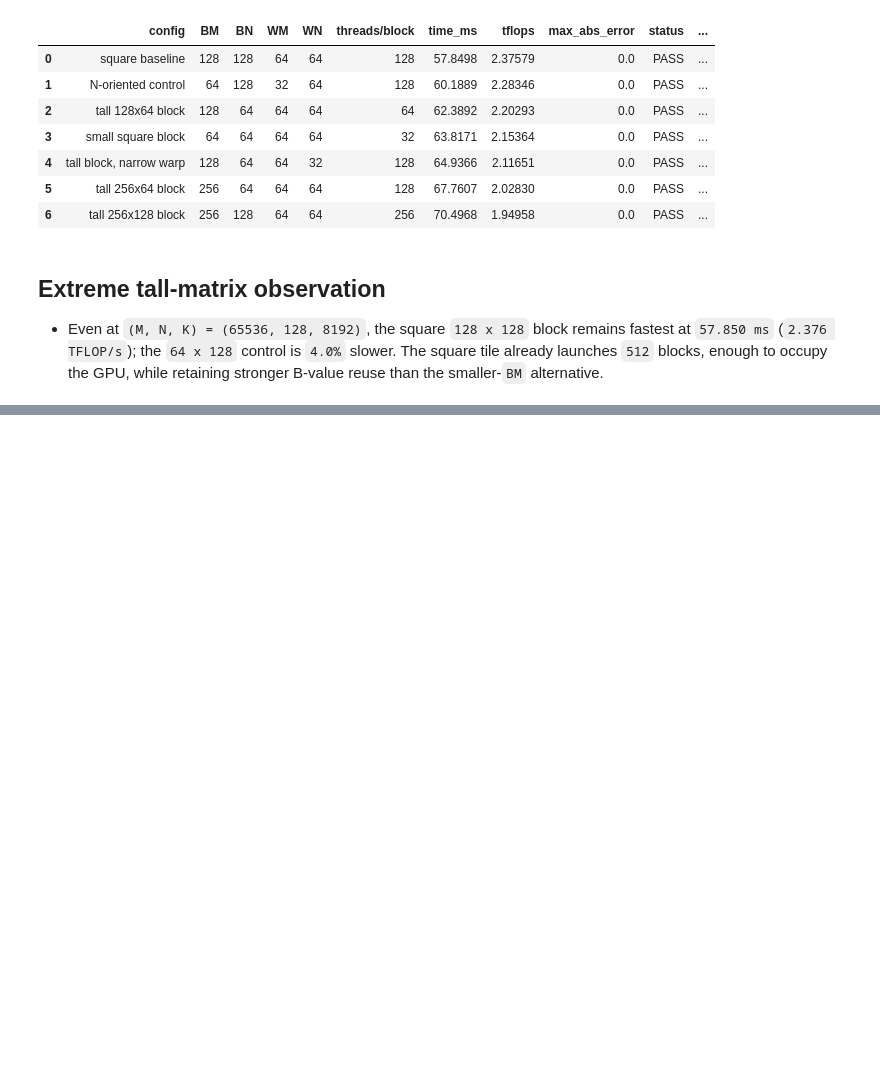
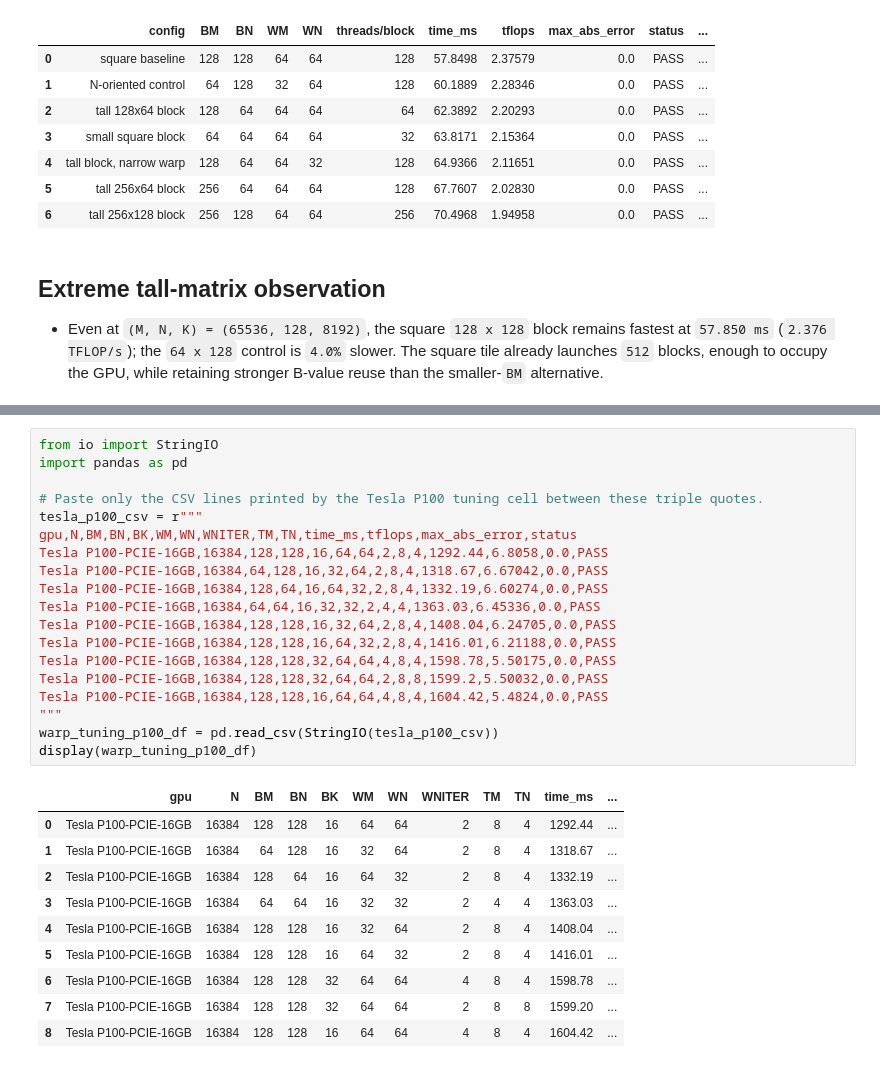
Before and after one commit to Sushil2006/matmul_cuda, a Jupyter notebook: notebook.ipynb, the cells around one changed output, grey strips where cells are left out. Drawn from its saved outputs; the diff is of its cells as text; blank space fills up the shorter version.

```diff
--- a/notebook.ipynb
+++ b/notebook.ipynb
@@ -1169,0 +1250,30 @@ running N-oriented control: BM=64 BN=128 WM=32 WN=64
+# %%
+from io import StringIO
+import pandas as pd
+
+# Paste only the CSV lines printed by the Tesla P100 tuning cell between these triple quotes.
+tesla_p100_csv = r"""
+gpu,N,BM,BN,BK,WM,WN,WNITER,TM,TN,time_ms,tflops,max_abs_error,status
+Tesla P100-PCIE-16GB,16384,128,128,16,64,64,2,8,4,1292.44,6.8058,0.0,PASS
+Tesla P100-PCIE-16GB,16384,64,128,16,32,64,2,8,4,1318.67,6.67042,0.0,PASS
+Tesla P100-PCIE-16GB,16384,128,64,16,64,32,2,8,4,1332.19,6.60274,0.0,PASS
+Tesla P100-PCIE-16GB,16384,64,64,16,32,32,2,4,4,1363.03,6.45336,0.0,PASS
+Tesla P100-PCIE-16GB,16384,128,128,16,32,64,2,8,4,1408.04,6.24705,0.0,PASS
+Tesla P100-PCIE-16GB,16384,128,128,16,64,32,2,8,4,1416.01,6.21188,0.0,PASS
+Tesla P100-PCIE-16GB,16384,128,128,32,64,64,4,8,4,1598.78,5.50175,0.0,PASS
+Tesla P100-PCIE-16GB,16384,128,128,32,64,64,2,8,8,1599.2,5.50032,0.0,PASS
+Tesla P100-PCIE-16GB,16384,128,128,16,64,64,4,8,4,1604.42,5.4824,0.0,PASS
+"""
+warp_tuning_p100_df = pd.read_csv(StringIO(tesla_p100_csv))
+display(warp_tuning_p100_df)
+# %% [output]
+|  | gpu | N | BM | BN | BK | WM | WN | WNITER | TM | TN | time_ms | ... |
+| 0 | Tesla P100-PCIE-16GB | 16384 | 128 | 128 | 16 | 64 | 64 | 2 | 8 | 4 | 1292.44 | ... |
+| 1 | Tesla P100-PCIE-16GB | 16384 | 64 | 128 | 16 | 32 | 64 | 2 | 8 | 4 | 1318.67 | ... |
+| 2 | Tesla P100-PCIE-16GB | 16384 | 128 | 64 | 16 | 64 | 32 | 2 | 8 | 4 | 1332.19 | ... |
+| 3 | Tesla P100-PCIE-16GB | 16384 | 64 | 64 | 16 | 32 | 32 | 2 | 4 | 4 | 1363.03 | ... |
+| 4 | Tesla P100-PCIE-16GB | 16384 | 128 | 128 | 16 | 32 | 64 | 2 | 8 | 4 | 1408.04 | ... |
+| 5 | Tesla P100-PCIE-16GB | 16384 | 128 | 128 | 16 | 64 | 32 | 2 | 8 | 4 | 1416.01 | ... |
+| 6 | Tesla P100-PCIE-16GB | 16384 | 128 | 128 | 32 | 64 | 64 | 4 | 8 | 4 | 1598.78 | ... |
+| 7 | Tesla P100-PCIE-16GB | 16384 | 128 | 128 | 32 | 64 | 64 | 2 | 8 | 8 | 1599.20 | ... |
+| 8 | Tesla P100-PCIE-16GB | 16384 | 128 | 128 | 16 | 64 | 64 | 4 | 8 | 4 | 1604.42 | ... |
```
Also changed, not shown: parts of 5 cells of this notebook, 1 other file.
